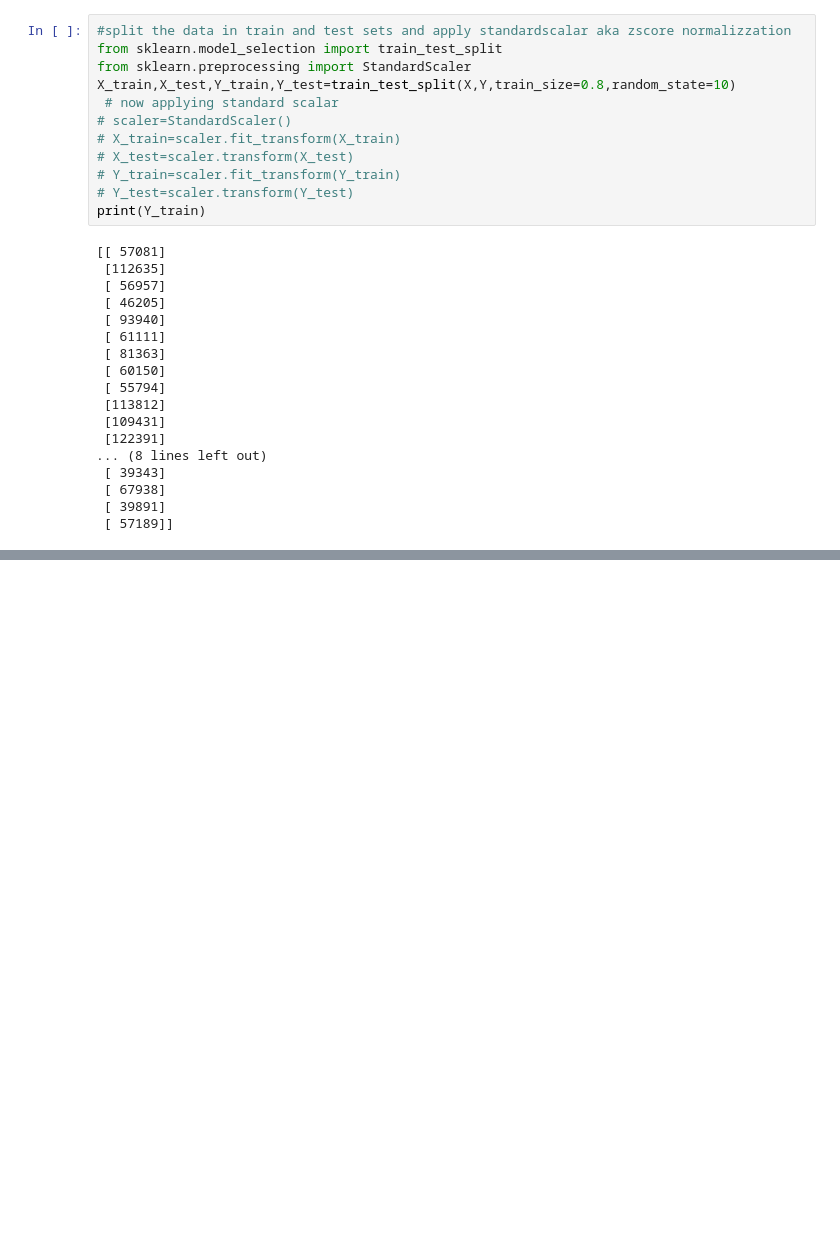
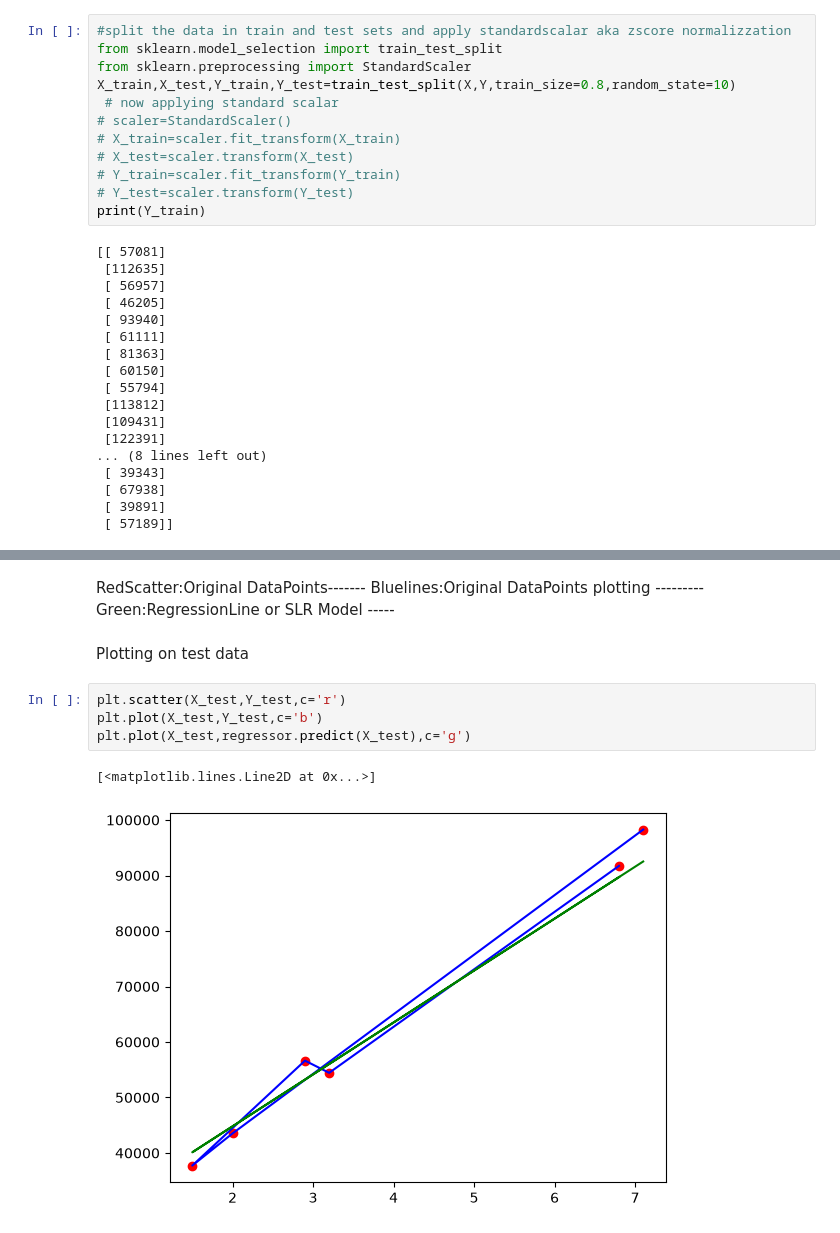
Before and after one commit to MaisasurKodes/ML, a Jupyter notebook: NoteBooks/Salary_Employee_SLR.ipynb, the cells around one changed output, grey strips where cells are left out. Saved outputs shown, nothing was run; the diff lists cells and outputs as text; blank space fills up the shorter version.

```diff
--- a/NoteBooks/Salary_Employee_SLR.ipynb
+++ b/NoteBooks/Salary_Employee_SLR.ipynb
@@ -68,0 +71,13 @@ plt.plot(X,Ypred,c='g')
+# %% [markdown]
+RedScatter:Original DataPoints-------
+Bluelines:Original DataPoints plotting ---------
+Green:RegressionLine or SLR Model -----
+# %% [markdown]
+Plotting on test data
+# %%
+plt.scatter(X_test,Y_test,c='r')
+plt.plot(X_test,Y_test,c='b')
+plt.plot(X_test,regressor.predict(X_test),c='g')
+# %% [output]
+[<matplotlib.lines.Line2D at 0x...>]
+[figure, added]
```
Also changed, not shown: parts of 4 cells of this notebook, 1 other file.
